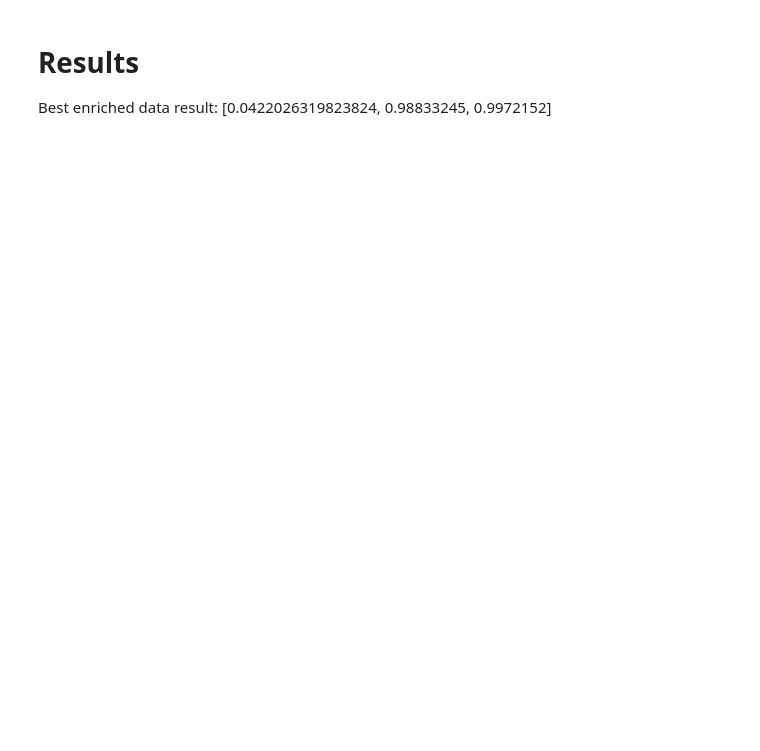
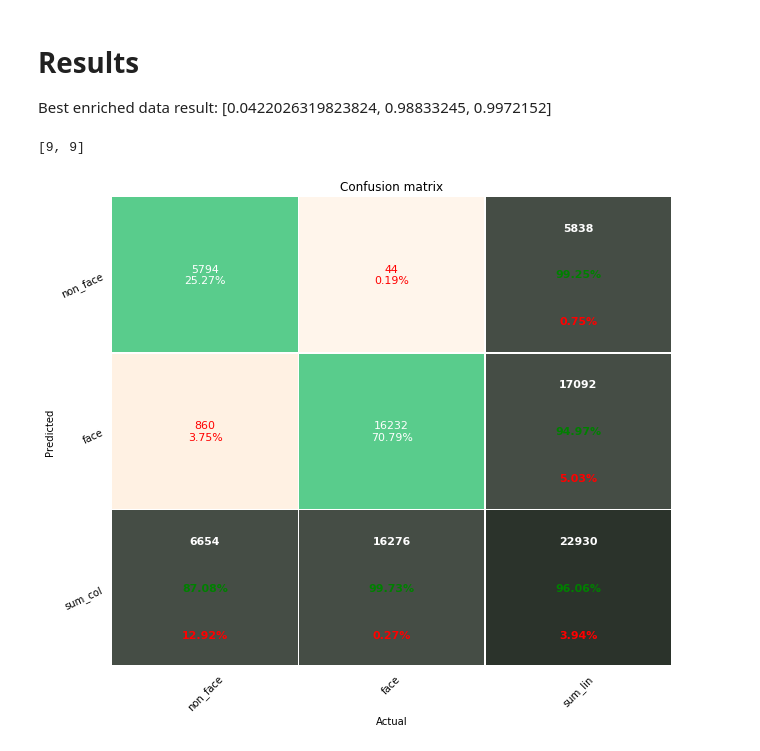
Before and after one commit to zas97/face_detection, a Jupyter notebook: tensorflow_cnn_test.ipynb, the cells around one changed output. Drawn from its saved outputs; the diff is of its cells as text; code cells hidden in the pictures; blank space fills up the shorter version.

Commit message:
confusion matrix

```diff
--- a/tensorflow_cnn_test.ipynb
+++ b/tensorflow_cnn_test.ipynb
@@ -84,7 +105,7 @@ train_image_generator = ImageDataGenerator(rescale=1./255,
                                                           rotation_range=5,
                                                           shear_range=0.2,
                                                           zoom_range=0.2,
-                                                          brightness_range=[0.8,1.0]
+                                                          brightness_range=[0.8,1.0],
                                             )
 train_data_gen = train_image_generator.flow_from_dataframe(df_train,
                                                            directory=root_dir,
@@ -146,7 +180,8 @@ def auc(y_true, y_pred):
     K.get_session().run(tf.local_variables_initializer())
     return auc
 
-model.compile(optimizer='radam',
+optimizer = tf.keras.optimizers.Adam(learning_rate=0.001)
+model.compile(optimizer='adam',
               loss="binary_crossentropy",
              metrics=["accuracy","AUC"])
 # %%
@@ -156,7 +215,7 @@ model.summary()
 # %% [markdown]
 ## Training
 # %%
-epochs = 5
+epochs = 1
 history = model.fit_generator(
     train_data_gen,
     steps_per_epoch=None,
@@ -190,7 +253,7 @@ plt.show()
 ## Metrics
 # %%
 truth = val_data_gen.labels
-prediction = model.predict_generator(val_data_gen)
+prediction = model.predict_generator(val_data_gen, workers=0)
 # %%
 from sklearn.metrics import roc_auc_score, accuracy_score
 
@@ -213,0 +278,7 @@ print(confusion_matrix(validation_generator.classes, y_pred))
+# %%
+import confusion_matrix
+
+confusion_matrix.plot_confusion_matrix_from_data(truth, np.round(prediction)[:,0], cmap="Oranges", figsize=[9,9], columns=["non_face", "face"])
+# %% [output]
+[9, 9]
+[figure, added]
```
Also changed, not shown: parts of 18 cells of this notebook, 1 other file.
